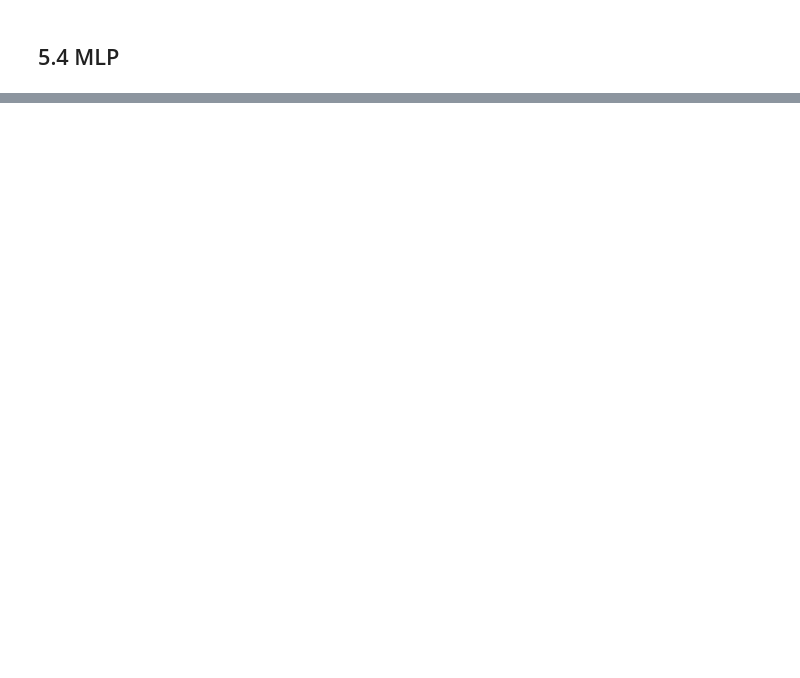
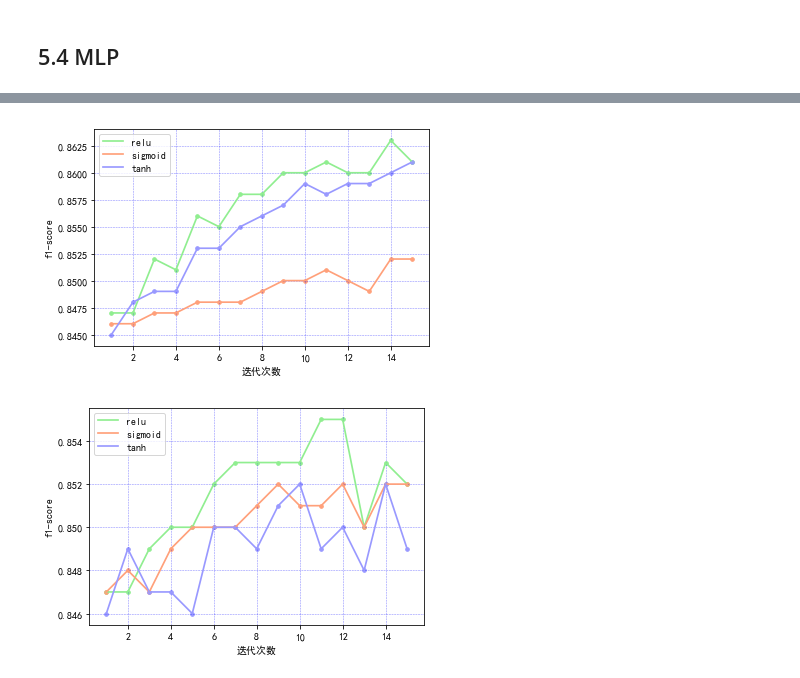
Before and after one commit to shinshiner/CS245-Data-Science, a Jupyter notebook: Adult++/main.ipynb, the cells around one changed output, grey strips where cells are left out. Saved outputs shown, nothing was run; the diff lists cells and outputs as text; code cells hidden in the pictures; blank space fills up the shorter version.

```diff
--- a/Adult++/main.ipynb
+++ b/Adult++/main.ipynb
@@ -656,0 +716,43 @@ plt.show()
+# %%
+# MLP activation function （norm）
+
+x = list(range(interval, max_iter + 1, interval))
+y_tr_relu = [0.847, 0.847, 0.852, 0.851, 0.856, 0.855, 0.858, 0.858, 0.86, 0.86, 0.861, 0.86, 0.86, 0.863, 0.861]
+y_tr_logi = [0.846, 0.846, 0.847, 0.847, 0.848, 0.848, 0.848, 0.849, 0.85, 0.85, 0.851, 0.85, 0.849, 0.852, 0.852]
+y_tr_tanh = [0.845, 0.848, 0.849, 0.849, 0.853, 0.853, 0.855, 0.856, 0.857, 0.859, 0.858, 0.859, 0.859, 0.86, 0.861]
+y_t_relu = [0.847, 0.847, 0.849, 0.85, 0.85, 0.852, 0.853, 0.853, 0.853, 0.853, 0.855, 0.855, 0.85, 0.853, 0.852]
+y_t_logi = [0.847, 0.848, 0.847, 0.849, 0.85, 0.85, 0.85, 0.851, 0.852, 0.851, 0.851, 0.852, 0.85, 0.852, 0.852]
+y_t_tanh = [0.846, 0.849, 0.847, 0.847, 0.846, 0.85, 0.85, 0.849, 0.851, 0.852, 0.849, 0.85, 0.848, 0.852, 0.849]
+
+plt.figure(figsize=(6, 4))
+ax = plt.gca()
+ax.plot(x, y_tr_relu, color='#90EE90', linewidth=1.7, label='relu')
+ax.plot(x, y_tr_logi, color='#ffa07a', linewidth=1.7, label='sigmoid')
+ax.plot(x, y_tr_tanh, color='#9999ff', linewidth=1.7, label='tanh')
+ax.scatter(x, y_tr_relu, s=13, c='#90EE90')
+ax.scatter(x, y_tr_logi, s=13, c='#ffa07a')
+ax.scatter(x, y_tr_tanh, s=13, c='#9999ff')
+ax.grid(color='b', alpha=0.5, linestyle='dashed', linewidth=0.5)
+plt.xlabel('迭代次数')
+plt.ylabel('f1-score')
+plt.legend()
+plt.savefig('report/img/mlp_activation_ntr.png')
+plt.show()
+
+plt.figure(figsize=(6, 4))
+ax = plt.gca()
+ax.plot(x, y_t_relu, color='#90EE90', linewidth=1.7, label='relu')
+ax.plot(x, y_t_logi, color='#ffa07a', linewidth=1.7, label='sigmoid')
+ax.plot(x, y_t_tanh, color='#9999ff', linewidth=1.7, label='tanh')
+ax.scatter(x, y_t_relu, s=13, c='#90EE90')
+ax.scatter(x, y_t_logi, s=13, c='#ffa07a')
+ax.scatter(x, y_t_tanh, s=13, c='#9999ff')
+ax.grid(color='b', alpha=0.5, linestyle='dashed', linewidth=0.5)
+plt.xlabel('迭代次数')
+plt.ylabel('f1-score')
+plt.legend()
+plt.savefig('report/img/mlp_activation_nt.png')
+plt.show()
+# %% [output]
+[figure, added]
+[figure, added]
```
Also changed, not shown: parts of 13 cells of this notebook, 17 other files.
